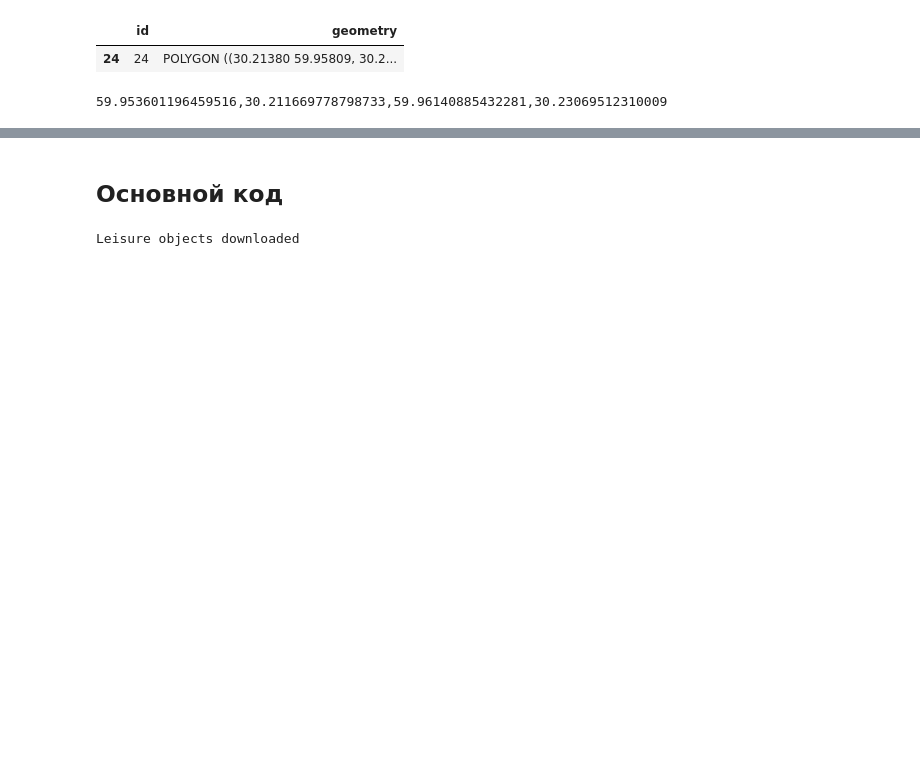
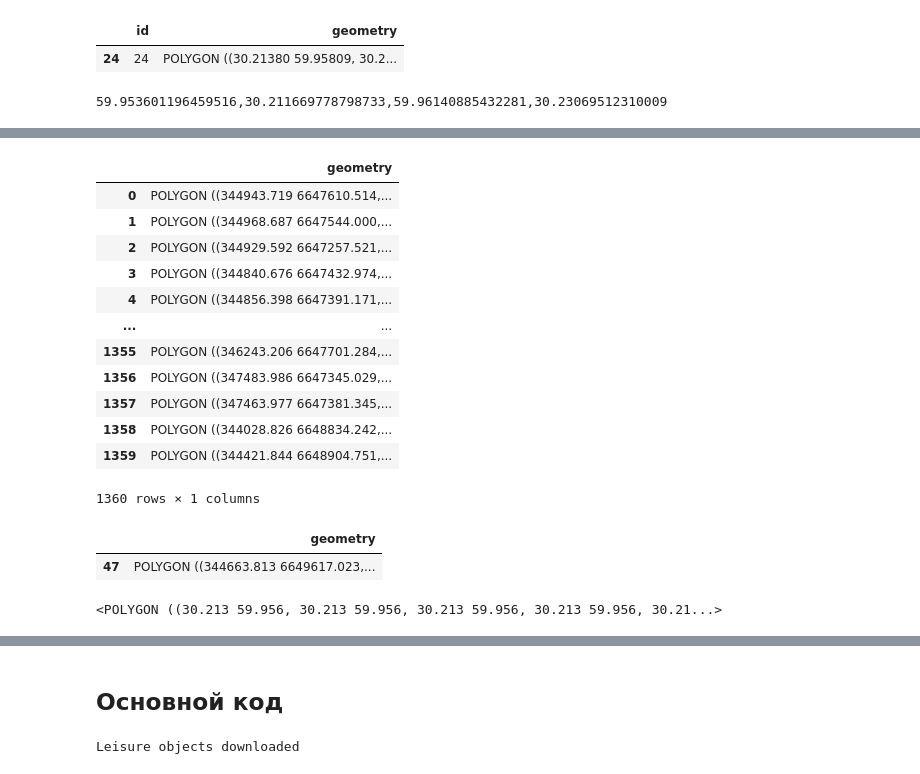
Before and after one commit to aimclub/blocksnet, a Jupyter notebook: examples/Free_area.ipynb, the cells around one changed output, grey strips where cells are left out. Saved outputs shown, nothing was run; the diff lists cells and outputs as text; code cells hidden in the pictures; blank space fills up the shorter version.

```diff
--- a/examples/Free_area.ipynb
+++ b/examples/Free_area.ipynb
@@ -49,0 +71,41 @@ print(coordinate)
+# %%
+# load data required for service graphs creation
+schools = gpd.read_parquet(os.path.join(example_data_path, "schools.parquet"))
+kindergartens = gpd.read_parquet(os.path.join(example_data_path, "kindergartens.parquet"))
+recreational_areas = gpd.read_parquet(os.path.join(example_data_path, "recreational_areas.parquet")).rename_geometry('geometry')
+
+hospitals = gpd.read_file(os.path.join(example_data_path, "hospitals.geojson"))
+pharmacies = gpd.read_file(os.path.join(example_data_path, "pharmacies.geojson"))
+policlinics = gpd.read_file(os.path.join(example_data_path, "policlinics.geojson"))
+
+# services should be specified as a dictionary
+services = {"schools": schools, "kindergartens": kindergartens, "recreational_areas": recreational_areas,
+            "hospitals": hospitals, "pharmacies": pharmacies, "policlinics": policlinics}
+# %%
+from masterplan_tools import CityModel
+
+city_model = CityModel(
+  blocks=aggregated_blocks,
+  accessibility_matrix=accessibility_matrix,
+  services=services
+)
+# %%
+blocks = city_model.blocks.to_gdf()
+# %%
+blocks = gpd.GeoDataFrame(geometry=gpd.GeoSeries(blocks.geometry))
+# %%
+blocks
+# %% [output]
+|  | geometry |
+| 0 | POLYGON ((344943.719 6647610.514,... |
+| 1 | POLYGON ((344968.687 6647544.000,... |
+| 2 | POLYGON ((344929.592 6647257.521,... |
+| 3 | POLYGON ((344840.676 6647432.974,... |
+| 4 | POLYGON ((344856.398 6647391.171,... |
+| ... | ... |
+| 1355 | POLYGON ((346243.206 6647701.284,... |
+| 1356 | POLYGON ((347483.986 6647345.029,... |
+| 1357 | POLYGON ((347463.977 6647381.345,... |
+| 1358 | POLYGON ((344028.826 6648834.242,... |
+| 1359 | POLYGON ((344421.844 6648904.751,... |
+1360 rows × 1 columns
@@ -49,0 +120,9 @@ print(coordinate)
+# %%
+block_gdf
+# %% [output]
+|  | geometry |
+| 47 | POLYGON ((344663.813 6649617.023,... |
+# %%
+block_buffer
+# %% [output]
+<POLYGON ((30.213 59.956, 30.213 59.956, 30.213 59.956, 30.213 59.956, 30.21...>
```
Also changed, not shown: parts of 44 cells of this notebook, 5 other files.
